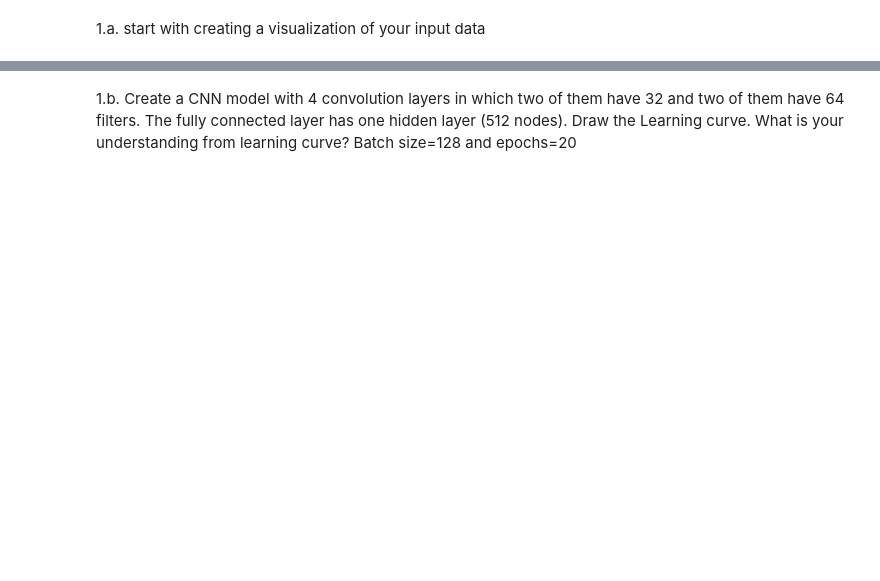
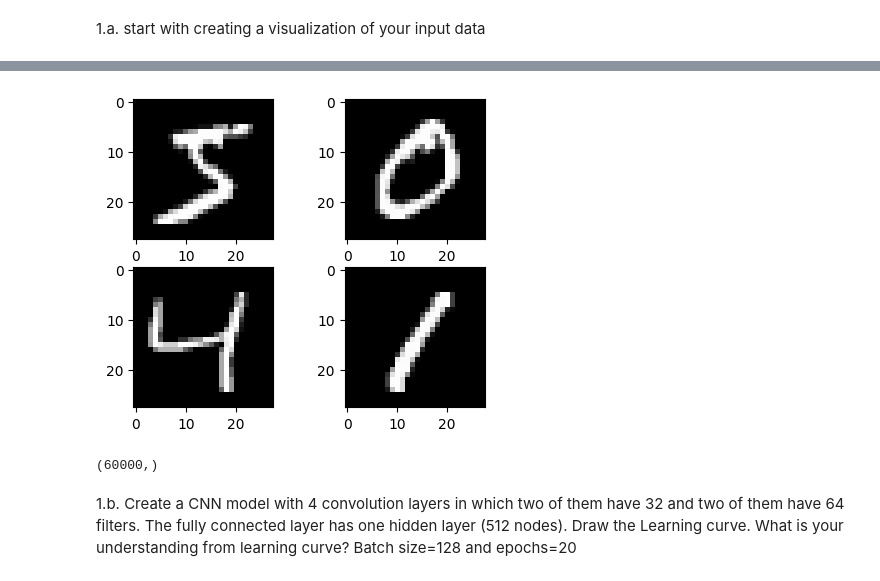
Before and after one commit to samancha/computer-vision-masters, a Jupyter notebook: mod2/Steve-Assignment-2.1-Code.ipynb, the cells around one changed output, grey strips where cells are left out. Saved outputs shown, nothing was run; the diff lists cells and outputs as text; code cells hidden in the pictures; blank space fills up the shorter version.

```diff
--- a/mod2/Steve-Assignment-2.1-Code.ipynb
+++ b/mod2/Steve-Assignment-2.1-Code.ipynb
@@ -25,0 +26,9 @@ Downloading data from https://storage.googleapis.com/tensorflow/tf-keras-dataset
+# %%
+# Create train and test dataset
+# dowload from https://storage.googleapis.com/tensorflow/tf-keras-datasets/mnist.npz
+
+(X_train, y_train), (X_test, y_test) = tf.keras.datasets.mnist.load_data()
+print("images in test set: ", len(X_train))
+print("labels", y_train )
+print(type(X_train))
+print(X_train.shape, X_test.shape)
@@ -33,3 +42,21 @@ Downloading data from https://storage.googleapis.com/tensorflow/tf-keras-dataset
+# %%
+#1.a. Create the visualization here
+# Let's look into the dataset by visualizing some data opints
+
+import cv2
+
+plt.figure(figsize=(5, 4))
+for i in range(4):
+  ax = plt.subplot(2, 2, i + 1)
+  resized = cv2.resize(X_train[i], (28, 28), cv2.INTER_AREA)
+  title = 'Label is {label}'.format(label=y_train[i])
+  plt.xticks()
+  plt.yticks()
+  plt.imshow(resized, cmap='gray')
+
+plt.show()
+# %% [output]
+[figure, added]
 # %%
 #preprocessing
 # Kears allows us to add the number of channels either to the beggining of shape or the end of it
@@ -53,2 +73,23 @@ else:
+# %%
+# You need to apply some preprocessing on X and y
+num_classes = 10
+
+# normalize inputs from 0-255 to 0-1
+X_train = X_train / 255
+X_test = X_test / 255
+
+# Encode outputs (Note capital Y)
+Y_train = tf.keras.utils.to_categorical(y_train, num_classes=num_classes)
+Y_test = tf.keras.utils.to_categorical(y_test, num_classes=num_classes)
+
+# Print out shapes (capital 'Y' is our one-hot matrix!)
+print("Y train:", Y_train.shape)
+print("Y test:", Y_test.shape)
+
+# Print out a few examples from training set
+for i in range(10):
+  print("Label: " + str(y_train[i]) + " | One-hot:", Y_train[i])
+# %% [output]
+(60000,)
 # %% [markdown]
 1.b. Create a CNN model with 4 convolution layers in which two of them have 32 and two of them have 64 filters. The fully connected layer has one hidden layer (512 nodes). Draw the Learning curve. What is your understanding from learning curve? Batch size=128 and epochs=20
```
Also changed, not shown: parts of 12 cells of this notebook.
